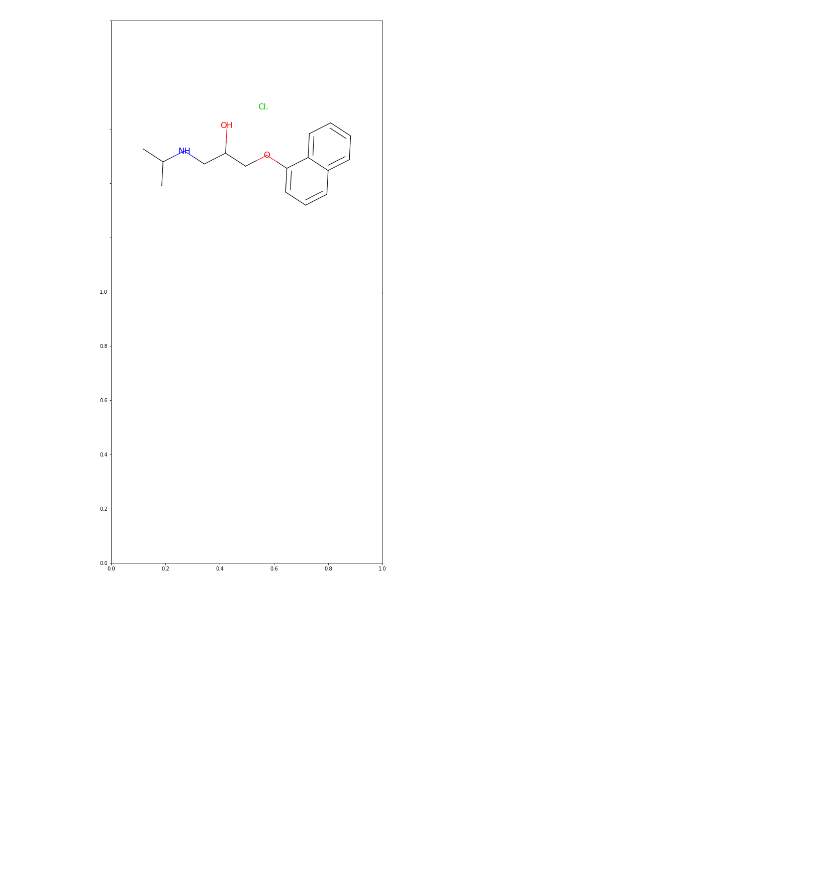
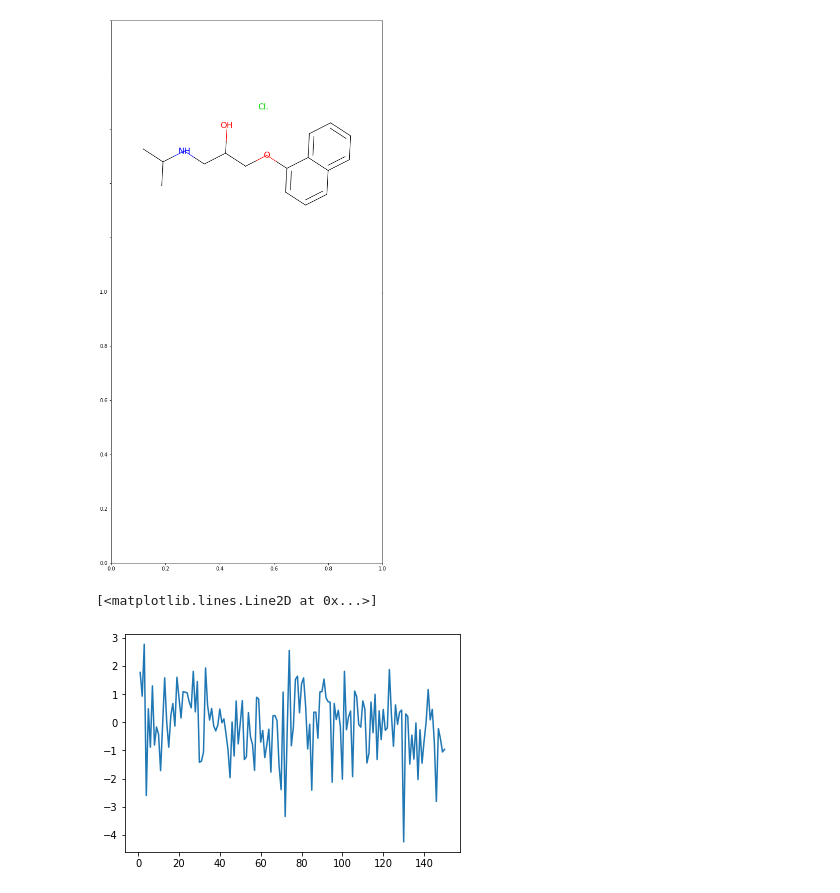
Before and after one commit to ndey96/GCNN-Explainability, a Jupyter notebook: BBBP EDA.ipynb, the cells around one changed output. Saved outputs shown, nothing was run; the diff lists cells and outputs as text; code cells hidden in the pictures; blank space fills up the shorter version.

```diff
--- a/BBBP EDA.ipynb
+++ b/BBBP EDA.ipynb
@@ -383,3 +383,8 @@ fig.add_axes([0, -2.5, 2.5, 2.5])
 # %% [output]
 <matplotlib.axes._axes.Axes at 0x...>
 [figure]
+# %%
+plt.plot(range(1,151), np.random.randn(150))
+# %% [output]
+[<matplotlib.lines.Line2D at 0x...>]
+[figure, added]
```
Also changed, not shown: 4 other files.
